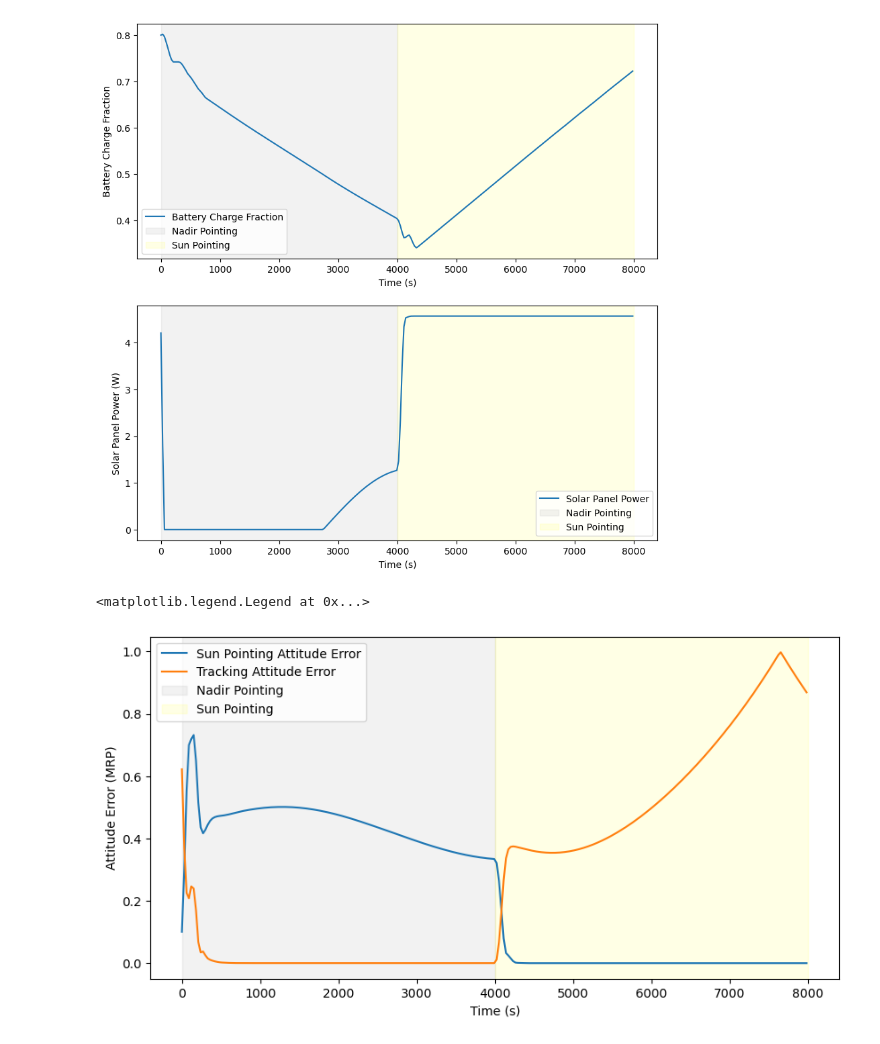
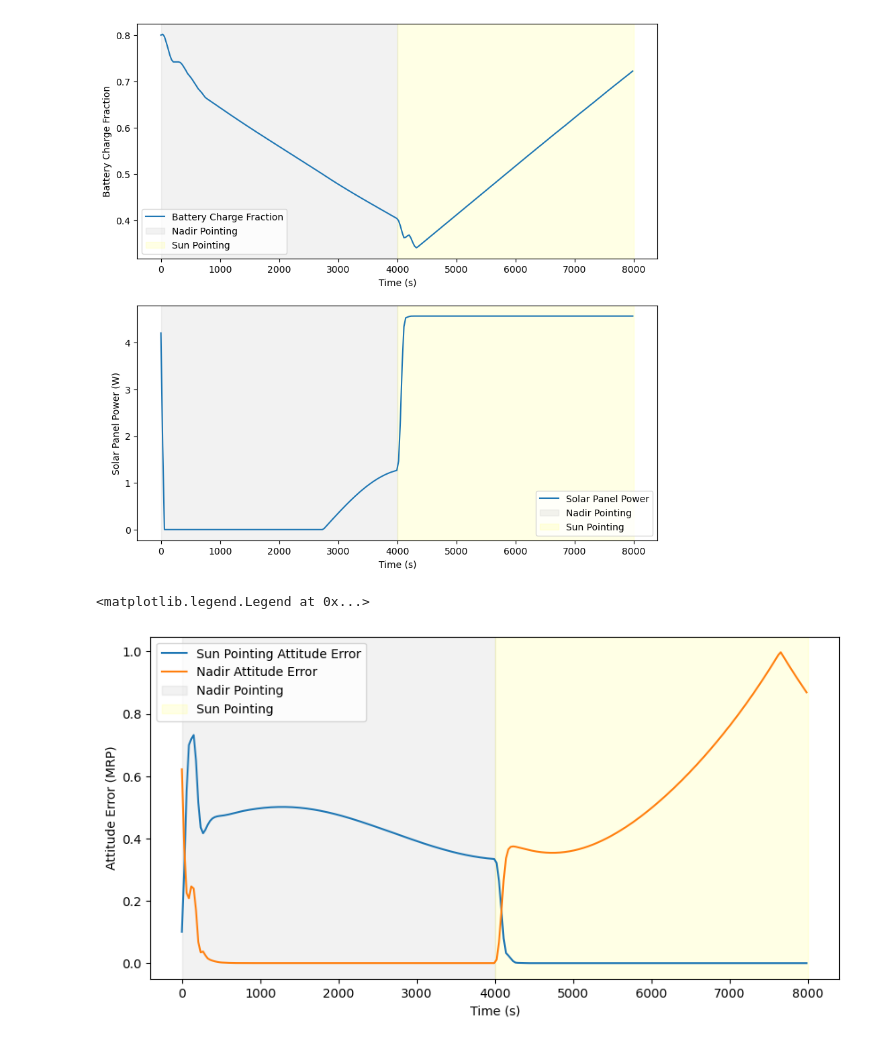
Before and after one commit to zendir-dev/zendir-py-examples, a Jupyter notebook: scenarios/tutorials/4_linking_components_via_messages.ipynb, the cells around one changed output. Drawn from its saved outputs; the diff is of its cells as text; code cells hidden in the pictures.

Commit message:
Updating the legend labels to more intuitively represent the data

```diff
--- a/scenarios/tutorials/4_linking_components_via_messages.ipynb
+++ b/scenarios/tutorials/4_linking_components_via_messages.ipynb
@@ -297,24 +297,23 @@ ax[1].legend(["Solar Panel Power", "Nadir Pointing", "Sun Pointing"])
 # %%
 # plot the attitude error from the Sun pointing software and the attitude tracking error software
 df_attitude_error = simulation.query_dataframe(sun_point.get_message("Out_AttitudeErrorMsg"))
 df_attitude_tracking_error = simulation.query_dataframe(attitude_tracking_error_fsw.get_message("Out_AttitudeErrorMsg"))
 
 # plot the SimpleNavigationSoftwarem of the attitude error |[Sigma_BR_0, Sigma_BR_1, Sigma_BR_2]|
 # calculate the Euclidean norm of the attitude error
 df_attitude_error["Sigma_BR"] = np.linalg.norm(df_attitude_error.loc[:, ["Sigma_BR_0", "Sigma_BR_1", "Sigma_BR_2"]], axis=1)
 df_attitude_tracking_error["Sigma_BR"] = np.linalg.norm(df_attitude_tracking_error.loc[:, ["Sigma_BR_0", "Sigma_BR_1", "Sigma_BR_2"]], axis=1)
 
 fig, ax = plt.subplots(figsize=(10, 5))
 ax.plot(df_attitude_error.loc[:, "Time"], df_attitude_error.loc[:, "Sigma_BR"])
 ax.plot(df_attitude_tracking_error.loc[:, "Time"], df_attitude_tracking_error.loc[:, "Sigma_BR"])
 ax.set_xlabel("Time (s)")
 ax.set_ylabel("Attitude Error (MRP)")
-ax.legend(["Sun Pointing Attitude Error", "Nadir Attitude Error"])
 # add background shading to indicate the first half of the simulation as nadir pointing and the second half as sun pointing
 ax.axvspan(0, duration, color='gray', alpha=0.1)
 ax.axvspan(duration, 2 * duration, color='yellow', alpha=0.1)
 # add a legend
-ax.legend(["Sun Pointing Attitude Error", "Tracking Attitude Error", "Nadir Pointing", "Sun Pointing"])
+ax.legend(["Sun Pointing Attitude Error", "Nadir Attitude Error", "Nadir Pointing", "Sun Pointing"])
 # %% [output]
 <matplotlib.legend.Legend at 0x...>
-[figure, old version]
+[figure, new version]
```
